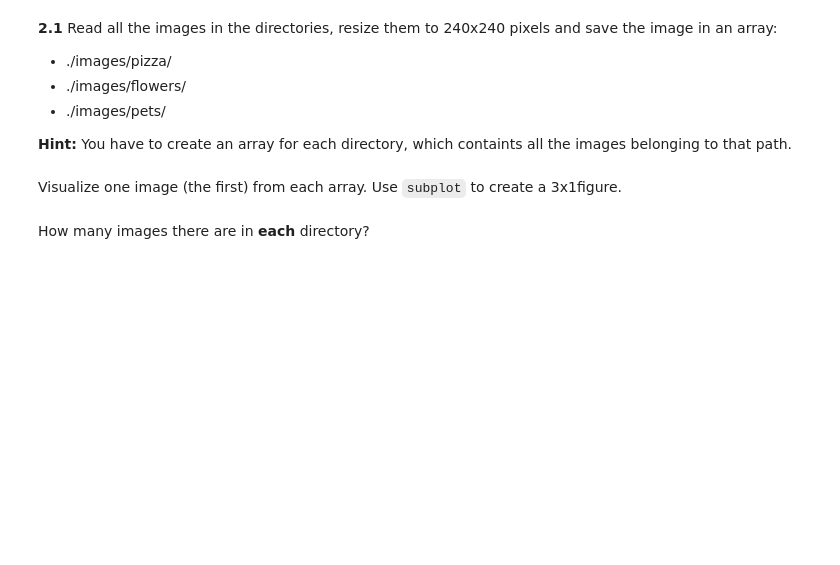
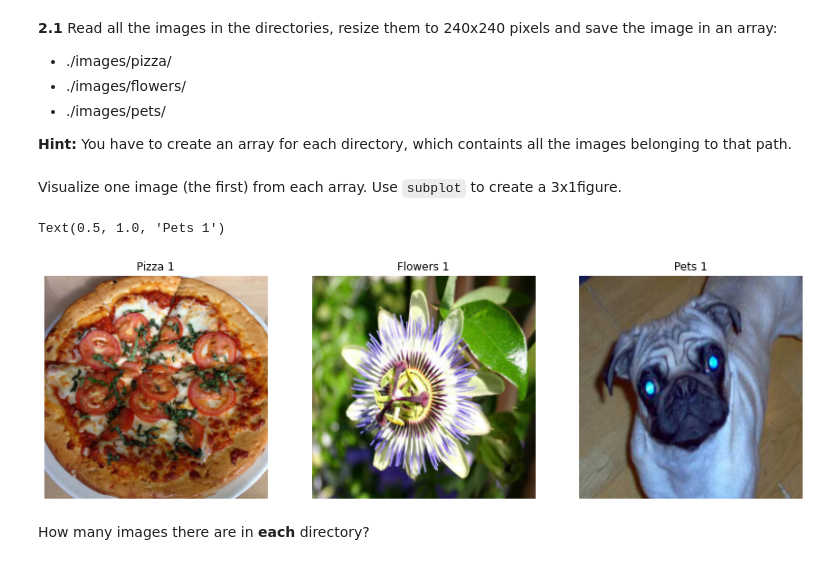
Before and after one commit to dacxjo/computer_vision, a Jupyter notebook: Labs/p5/P5_2023_students.ipynb, the cells around one changed output. Cells and saved outputs as stored; diff of their text form; code cells hidden in the pictures; blank space fills up the shorter version.

```diff
--- a/Labs/p5/P5_2023_students.ipynb
+++ b/Labs/p5/P5_2023_students.ipynb
@@ -169,3 +275,23 @@ Visualize one image (the first) from each array. Use ``subplot`` to create a 3x1
+# %%
+# Your solution here
+# Create subplots
+fig, axs = plt.subplots(1, 3, figsize=(15, 5))
+
+# Plot first image from each array
+axs[0].imshow(pizza_images[0])
+axs[0].axis('off')
+axs[0].set_title('Pizza 1')
+
+axs[1].imshow(flowers_images[0])
+axs[1].axis('off')
+axs[1].set_title('Flowers 1')
+
+axs[2].imshow(pets_images[0])
+axs[2].axis('off')
+axs[2].set_title('Pets 1')
+# %% [output]
+Text(0.5, 1.0, 'Pets 1')
+[figure, added]
 # %% [markdown]
 How many images there are in **each** directory?
 # %%
```
Also changed, not shown: parts of 16 cells of this notebook.
